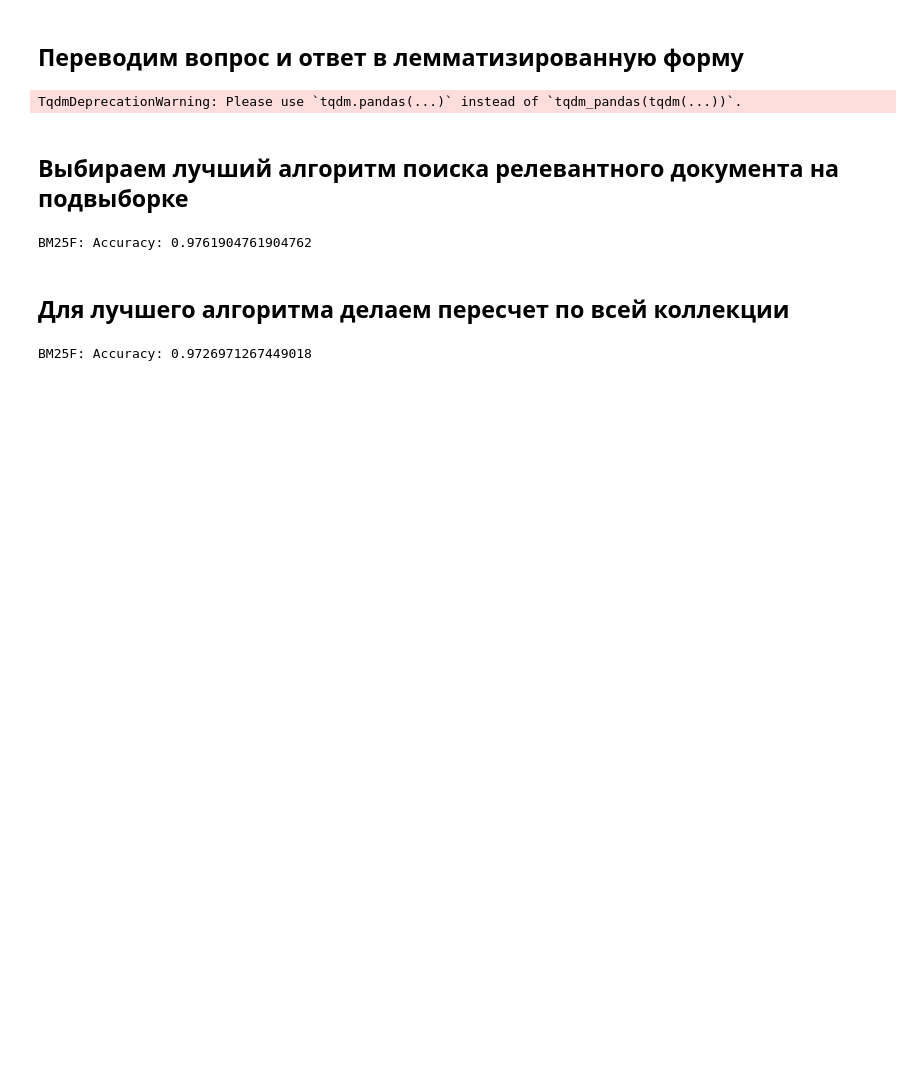
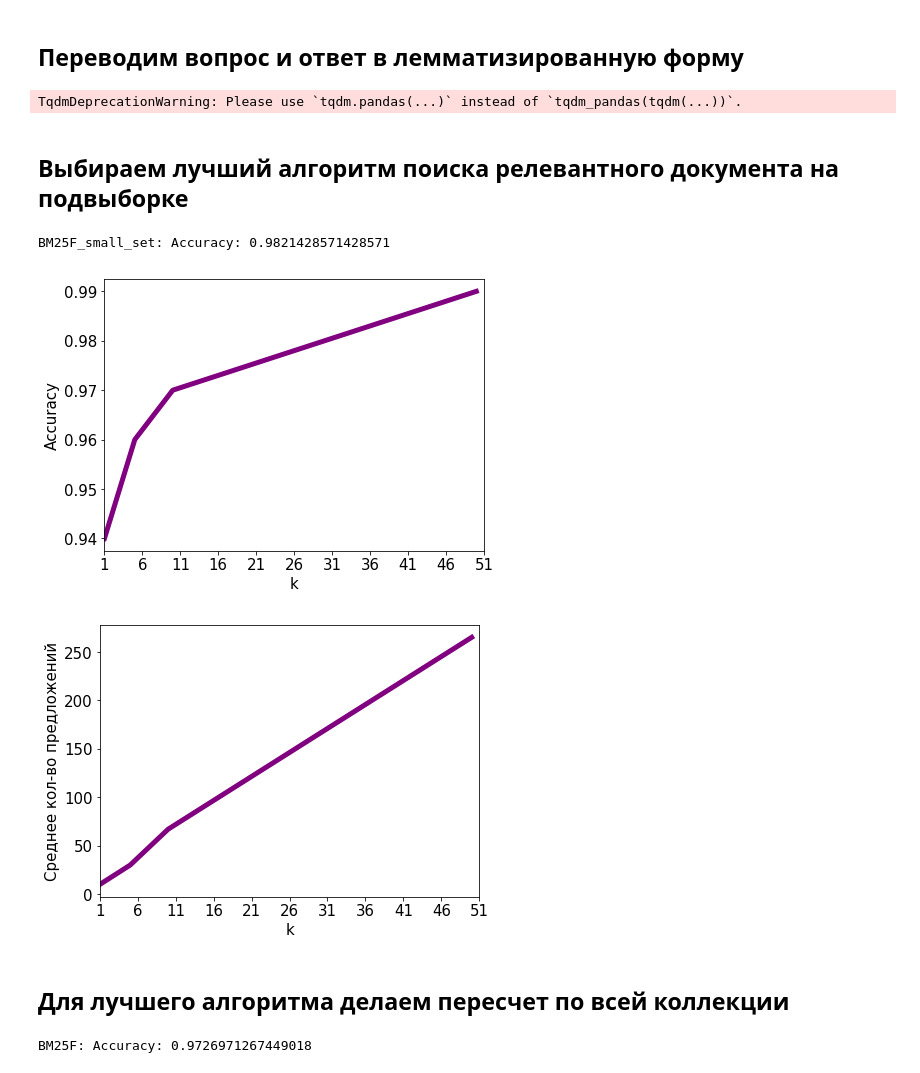
Before and after one commit to soboleva-daria/msu-diploma, a Jupyter notebook: notebooks/main.ipynb, the cells around one changed output. Saved outputs shown, nothing was run; the diff lists cells and outputs as text; code cells hidden in the pictures; blank space fills up the shorter version.

```diff
--- a/notebooks/main.ipynb
+++ b/notebooks/main.ipynb
@@ -40,21 +40,61 @@ df_sample = df.sample(frac=0.01, random_state=0)
 ## Bm25f: 0.9688
 ## MAX_INTERSECT_DOC: 0.76
 
-search_rel_question_doc_alg_str = "BM25F"
+
+## BM25F. limit = 50. Accuracy: 0.999. MEAN_NUM_SENTENCE: 265.
+## Bm25f. limit = 10. Accuracy: 0.994. MEAN_NUM_SENTENCE: 55.
+## Bm25f. limit = 5. Accuracy: 0.989. MEAN_NUM_SENTENCE: 28.
+## Bm25f. limit = 1. Accuracy: 0.949. MEAN_NUM_SENTENCE: 6.
+
+search_rel_question_doc_alg_str = "BM25F_small_set"
+if not os.path.exists(search_rel_question_doc_alg_str):
+    os.mkdir(search_rel_question_doc_alg_str)
+qa_system = QuestionAnswerSystem(search_rel_question_doc_alg_str)
+
 qa_system = QuestionAnswerSystem(search_rel_question_doc_alg_str)
 
 accuracy = 0
 errors = {}
 for question_lem, paragraph_id, question_id in tqdm(df_sample.reset_index()[['question_lem', 'paragraph_id', 'question_id']].values, total=df_sample.question.nunique()):
-    doc_ids = qa_system.find_rel_question_doc_ids(question_str_lem=question_lem)
+    doc_ids = qa_system.find_rel_question_doc_ids(question_str_lem=question_lem, index_dir='index')
     if paragraph_id in doc_ids:
         accuracy += 1
     else:
         errors[question_id] = copy(doc_ids)
-
+    np.save('{}/{}.npy'.format(search_rel_question_doc_alg_str, question_id), doc_ids)
+np.save('{}_interrogative_pronouns_errors.npy'.format(search_rel_question_doc_alg_str), errors)
 print('{}: Accuracy: {}'.format(search_rel_question_doc_alg_str, accuracy/df_sample.question.nunique()))
 # %% [output]
-BM25F: Accuracy: 0.9761904761904762
+BM25F_small_set: Accuracy: 0.9821428571428571
+# %%
+import matplotlib.pyplot as plt
+
+plt.figure(figsize=(6.8, 5))
+limits = [50,10, 5, 1]
+accuracies = [0.99, 0.97, 0.96, 0.94]
+mean_n_sentences = [265, 67, 30, 10]
+
+plt.plot(limits, accuracies, lw=5, color='purple')
+plt.xlabel('k', fontsize=15)
+plt.ylabel('Accuracy', fontsize=15)
+plt.xlim([1, 50])
+plt.xticks(list(range(1, 51, 5)) + [51])
+plt.tick_params(labelsize=15)
+plt.savefig('acc_k.png')
+plt.show()
+
+plt.figure(figsize=(6.8, 5))
+plt.plot(limits, mean_n_sentences, lw=5, color='purple')
+plt.xlabel('k', fontsize=15)
+plt.xlim([1, 50])
+plt.xticks(list(range(1, 51, 5)) + [51])
+plt.ylabel('Среднее кол-во предложений', fontsize=15)
+plt.tick_params(labelsize=15)
+plt.savefig('n_sent_k.png')
+plt.show()
+# %% [output]
+[figure, added]
+[figure, added]
 # %% [markdown]
 ## Для лучшего алгоритма делаем пересчет по всей коллекции
 # %%
```
Also changed, not shown: parts of 58 cells of this notebook, 2 other files.
